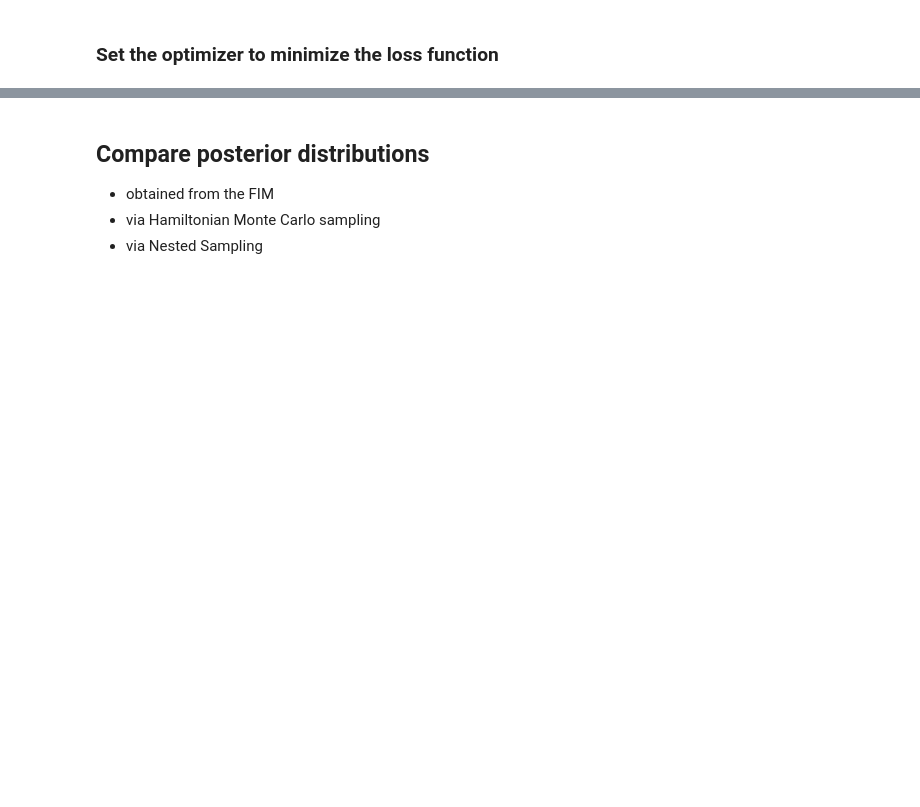
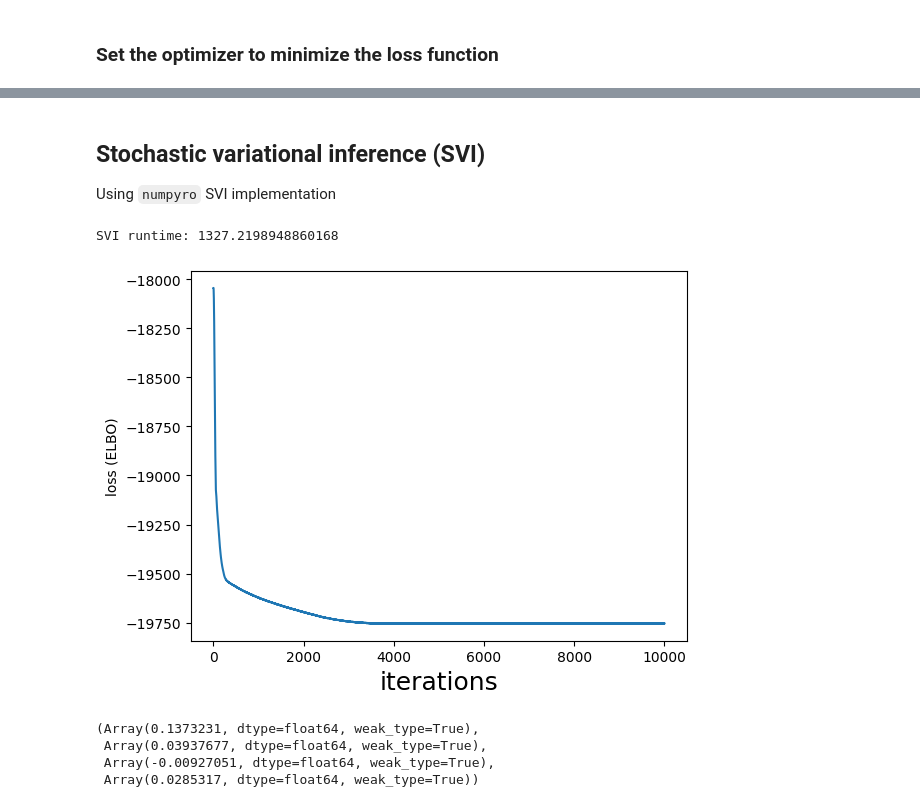
Before and after one commit to Herculens/herculens_workspace, a Jupyter notebook: notebooks/herculens__Starting_guide.ipynb, the cells around one changed output, grey strips where cells are left out. Cells and saved outputs as stored; diff of their text form; code cells hidden in the pictures; blank space fills up the shorter version.

```diff
--- a/notebooks/herculens__Starting_guide.ipynb
+++ b/notebooks/herculens__Starting_guide.ipynb
@@ -777,6 +406,0 @@ samples_ns_equal = dyfunc.resample_equal(samples_w, weights)
-# %% [markdown]
-## Compare posterior distributions
-
-- obtained from the FIM
-- via Hamiltonian Monte Carlo sampling
-- via Nested Sampling
@@ -809,0 +407,43 @@ plt.show()
+# %% [markdown]
+## Stochastic variational inference (SVI)
+
+Using `numpyro` SVI implementation
+# %%
+# create the guide automatically, i.e. the surrogate posterior model
+from numpyro.infer import init_to_median #, init_to_values
+
+# We use a guide that relates to the Mean-Field approximation (normal posterior)
+guide = AutoNormal(prob_model.model,
+                   init_loc_fn=init_to_median,
+                   init_scale=1e-6)
+#guide = AutoBNAFNormal(prob_model.model)  # normalization flow
+
+#guide._init_locs = best_fit  # not good programming practice
+
+# setup and initialize the optimizer
+# here we use the same scheduling than in Gu et al. 2022
+schedule_fn = optax.polynomial_schedule(init_value=-1e-6, end_value=-3e-3,
+                                        power=2, transition_steps=300)
+opt = optax.chain(
+  optax.scale_by_adam(),
+  optax.scale_by_schedule(schedule_fn),
+)
+optimizer_vi = numpyro.optim.optax_to_numpyro(opt)
+
+svi = SVI(prob_model.model, guide, optimizer_vi, Trace_ELBO(num_particles=100))
+# %%
+num_iter_svi = 10000
+
+start = time.time()
+svi_result = svi.run(jax.random.PRNGKey(0), num_iter_svi, stable_update=True, progress_bar=True)
+print("SVI runtime:", time.time()-start)
+# %% [output]
+SVI runtime: 1327.2198948860168
+# %%
+# check convergence of ELBO loss
+plt.plot(svi_result.losses)
+plt.xlabel("iterations", fontsize=18)
+plt.ylabel("loss (ELBO)")
+plt.show()
+# %% [output]
+[figure, added]
@@ -809,0 +485,7 @@ plt.show()
+# %%
+e1, e2, gamma1, gamma2
+# %% [output]
+(Array(0.1373231, dtype=float64, weak_type=True),
+ Array(0.03937677, dtype=float64, weak_type=True),
+ Array(-0.00927051, dtype=float64, weak_type=True),
+ Array(0.0285317, dtype=float64, weak_type=True))
```
Also changed, not shown: parts of 78 cells of this notebook, 3 other files.
